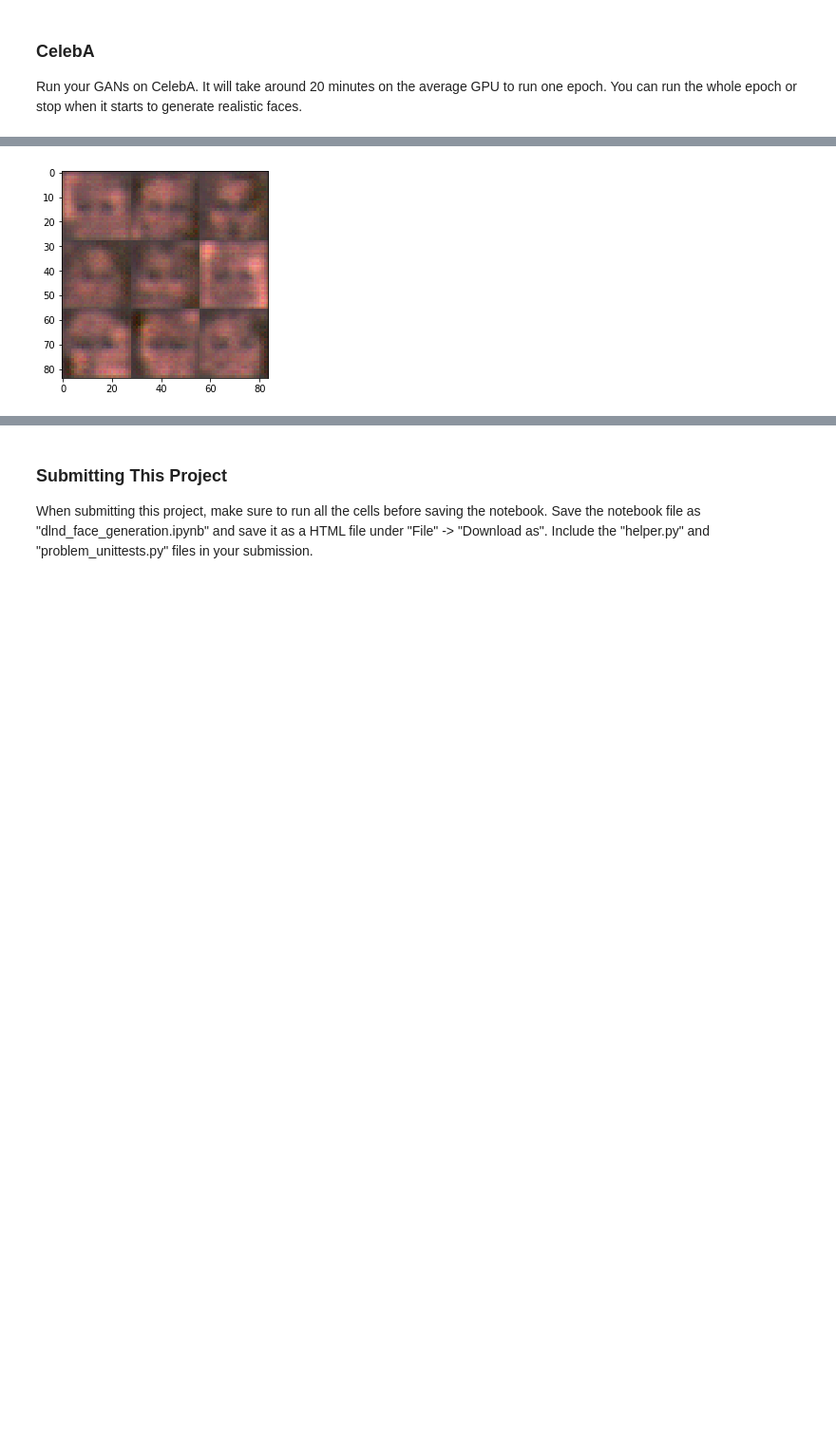
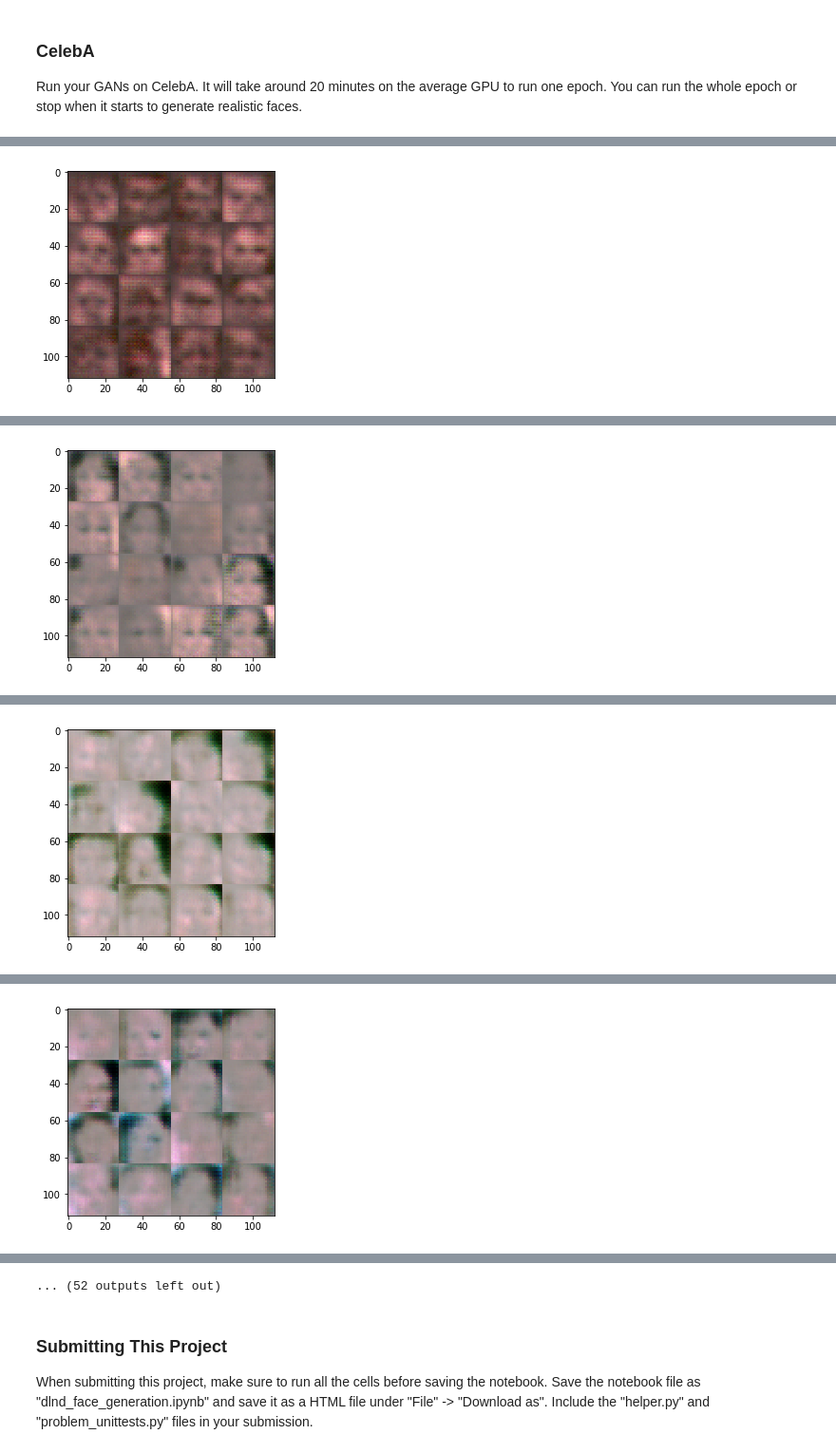
Before and after one commit to avidalh/udacity-dlnd-P5, a Jupyter notebook: dlnd_face_generation.ipynb, the cells around one changed output, grey strips where cells are left out. Shown at 95% size. Saved outputs shown, nothing was run; the diff lists cells and outputs as text; code cells hidden in the pictures; blank space fills up the shorter version.

```diff
--- a/dlnd_face_generation.ipynb
+++ b/dlnd_face_generation.ipynb
@@ -361,7 +365,7 @@ def train(epoch_count, batch_size, z_dim, learning_rate, beta1, get_batches, dat
     d_loss, g_loss = model_loss(real_input, z_input, img_d)
     d_opt, g_opt = model_opt(d_loss, g_loss, learning_rate, beta1)
 
-    tile_size = 9
+    tile_size = 16  #images per tile
     iteration = 0
     with tf.Session() as sess:
         sess.run(tf.global_variables_initializer())
@@ -375,7 +379,7 @@ def train(epoch_count, batch_size, z_dim, learning_rate, beta1, get_batches, dat
                 _ = sess.run(d_opt, feed_dict={real_input: batch_images, z_input: z, lr:learning_rate})
                 _ = sess.run(g_opt, feed_dict={z_input: z, lr:learning_rate})
 
-                if iteration % 50 == 0:
+                if iteration % 25 == 0:
                     dis_train_loss = d_loss.eval({z_input: z, real_input: batch_images})
                     gen_train_loss = g_loss.eval({z_input: z})
                     print("Epoch {}/{}...".format(epoch_i+1, epochs),
@@ -428,10 +445,10 @@ Epoch 1/2... Discriminator Loss: 0.6669... Generator Loss: 1.9994
 ### CelebA
 Run your GANs on CelebA.  It will take around 20 minutes on the average GPU to run one epoch.  You can run the whole epoch or stop when it starts to generate realistic faces.
 # %%
-batch_size = 64  #16  #64  #20  #5
+batch_size = 64  #128  #64  #16  #64  #20  #5
 z_dim = 100  #128 # 200 #255
-learning_rate = .00075  #.001  #.0001
-beta1 = .6  #.8 #.5
+learning_rate = .0008  #.001  #.0001
+beta1 = .7  #.45 #.6 #.8 #.5
 
 
 """
@@ -449 +468 @@ Epoch 1/1... Discriminator Loss: 0.1874... Generator Loss: 2.8892
-[figure, old version]
+[figure, new version]
@@ -449,0 +473 @@ Epoch 1/1... Discriminator Loss: 0.1874... Generator Loss: 2.8892
+[figure, added]
@@ -449,0 +478 @@ Epoch 1/1... Discriminator Loss: 0.1874... Generator Loss: 2.8892
+[figure, added]
@@ -449,0 +483 @@ Epoch 1/1... Discriminator Loss: 0.1874... Generator Loss: 2.8892
+[figure, added]
@@ -450,3 +494,4 @@ Epoch 1/1... Discriminator Loss: 0.1874... Generator Loss: 2.8892
+... (52 outputs left out)
 # %% [markdown]
 ### Submitting This Project
 When submitting this project, make sure to run all the cells before saving the notebook. Save the notebook file as "dlnd_face_generation.ipynb" and save it as a HTML file under "File" -> "Download as". Include the "helper.py" and "problem_unittests.py" files in your submission.
```
Also changed, not shown: parts of 9 cells of this notebook, 1 other file.
